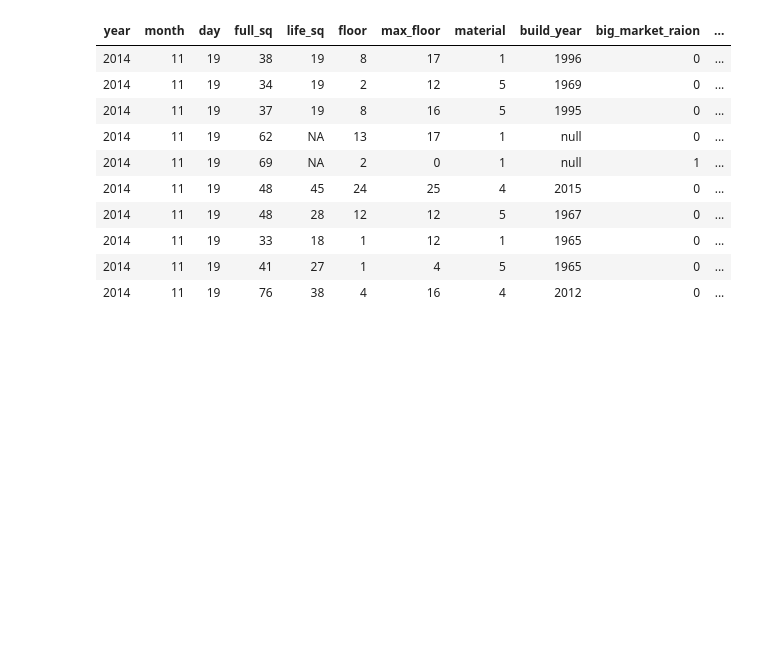
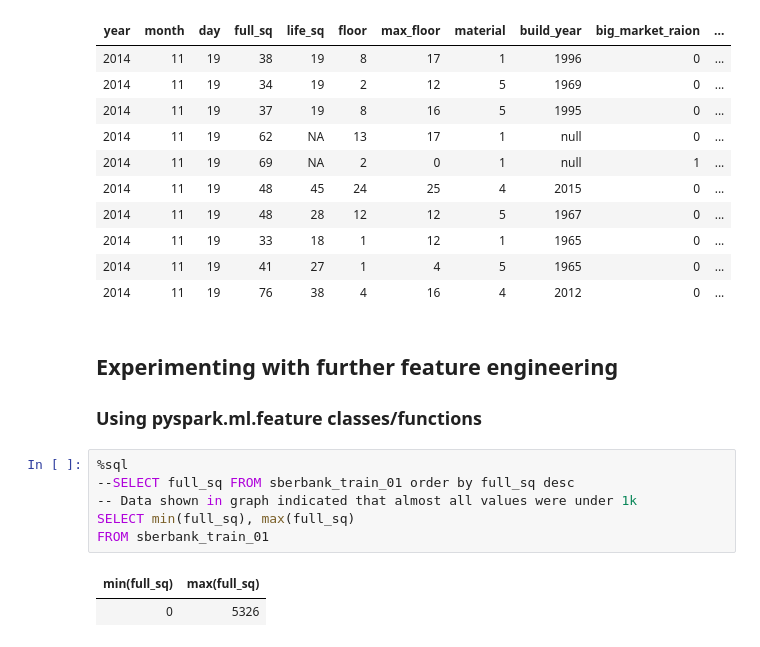
Before and after one commit to SkYeJustis/Databricks_Pyspark_Samples, a Jupyter notebook: Sberbank__Pyspark_Data_Engineering_Sample_01.ipynb, the cells around one changed output. Saved outputs shown, nothing was run; the diff lists cells and outputs as text; blank space fills up the shorter version.

```diff
--- a/Sberbank__Pyspark_Data_Engineering_Sample_01.ipynb
+++ b/Sberbank__Pyspark_Data_Engineering_Sample_01.ipynb
@@ -291,3 +291,15 @@ limit 10
 | 2014 | 11 | 19 | 33 | 18 | 1 | 12 | 1 | 1965 | 0 | ... |
 | 2014 | 11 | 19 | 41 | 27 | 1 | 4 | 5 | 1965 | 0 | ... |
 | 2014 | 11 | 19 | 76 | 38 | 4 | 16 | 4 | 2012 | 0 | ... |
+# %% [markdown]
+## Experimenting with further feature engineering
+### Using pyspark.ml.feature classes/functions
+# %%
+%sql
+--SELECT full_sq FROM sberbank_train_01 order by full_sq desc
+-- Data shown in graph indicated that almost all values were under 1k
+SELECT min(full_sq), max(full_sq)
+FROM sberbank_train_01
+# %% [output]
+| min(full_sq) | max(full_sq) |
+| 0 | 5326 |
```
Also changed, not shown: parts of 4 cells of this notebook.
